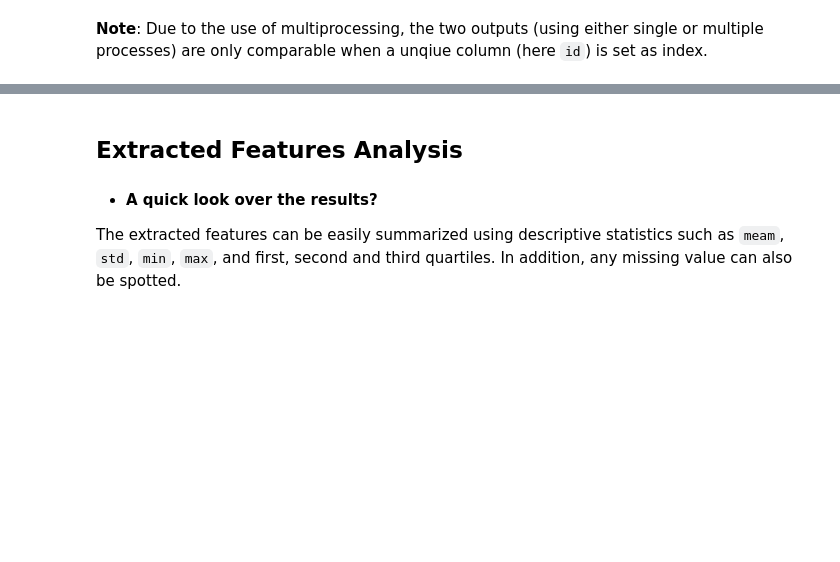
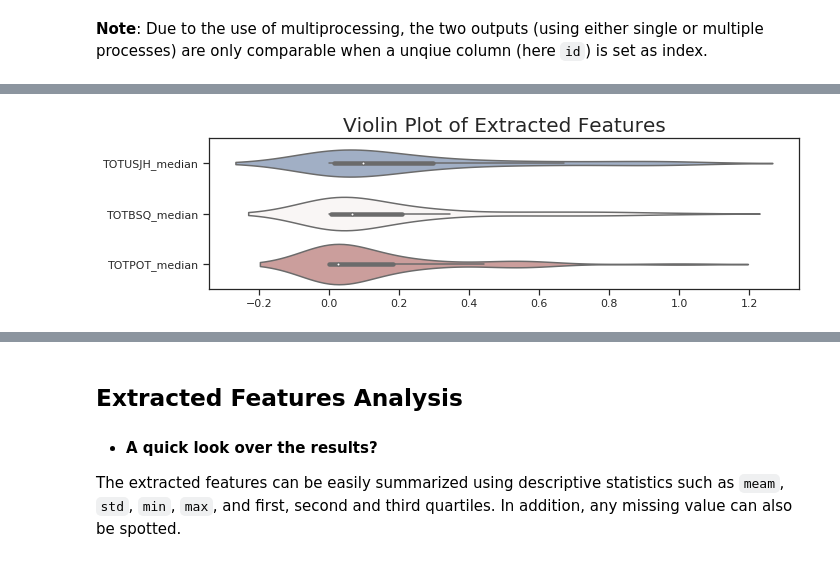
Before and after one commit to AzimAhmadzadeh/mvtsdata_toolkit, a Jupyter notebook: demo.ipynb, the cells around one changed output, grey strips where cells are left out. Saved outputs shown, nothing was run; the diff lists cells and outputs as text; code cells hidden in the pictures; blank space fills up the shorter version.

```diff
--- a/demo.ipynb
+++ b/demo.ipynb
@@ -208,0 +215,4 @@ fe.df_all_features
+# %%
+fe.plot_violinplot(feature_names=['TOTUSJH_median', 'TOTBSQ_median', 'TOTPOT_median'])
+# %% [output]
+[figure, added]
```
Also changed, not shown: parts of 10 cells of this notebook, 9 other files.
